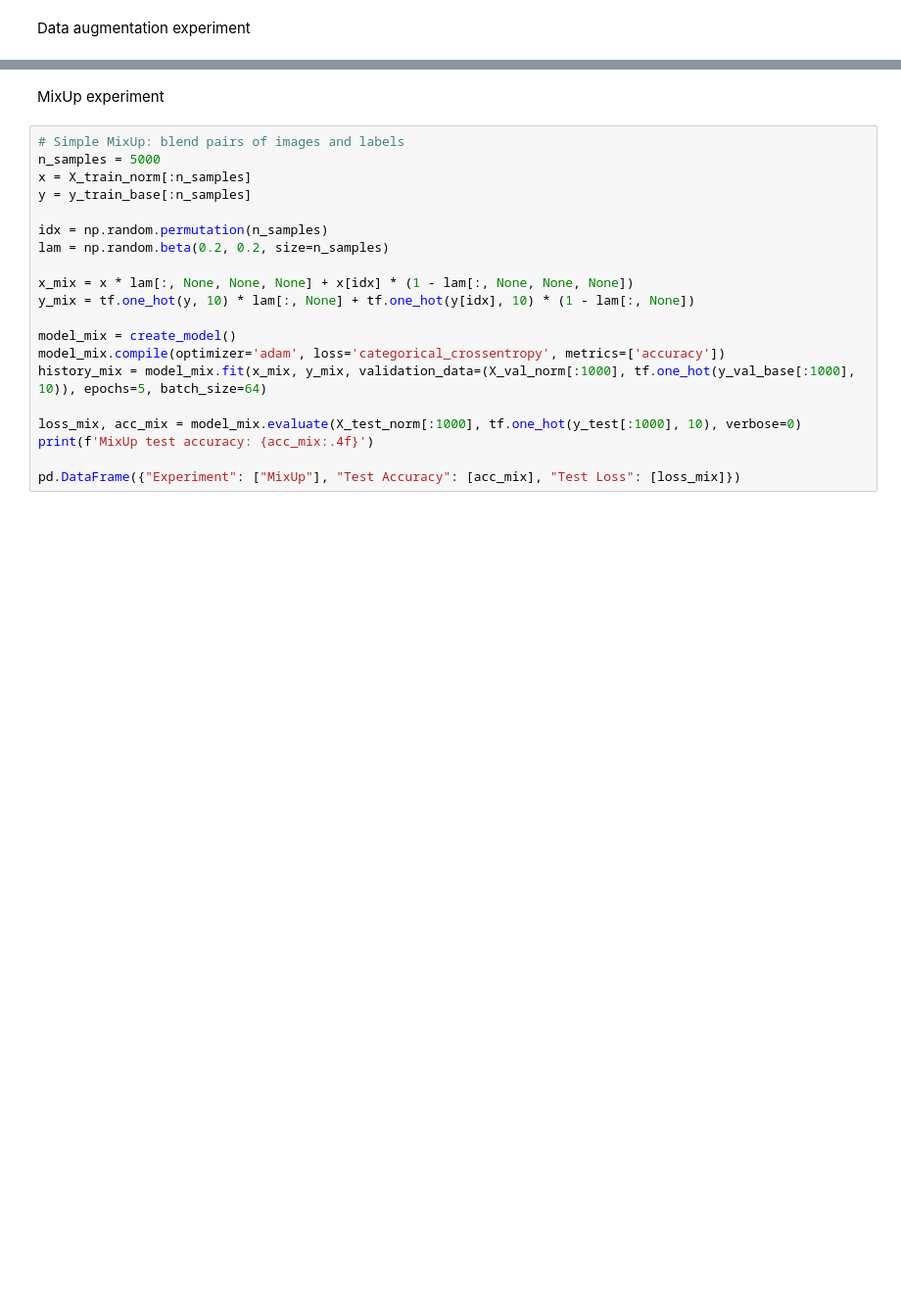
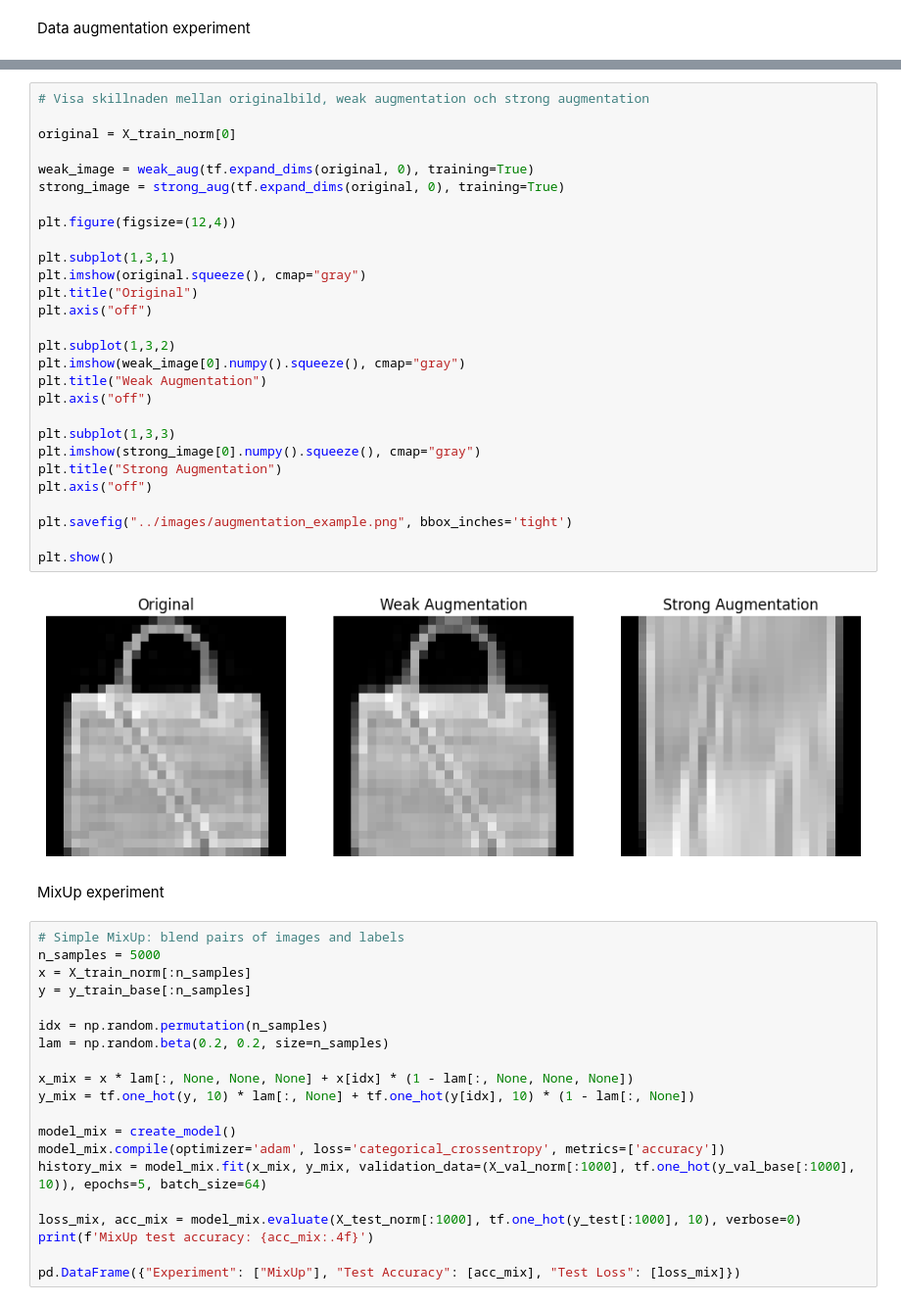
Before and after one commit to LillaLaila/group6-input-preprocessing, a Jupyter notebook: notebooks/models_henry.ipynb, the cells around one changed output, grey strips where cells are left out. Shown at 98% size. Drawn from its saved outputs; the diff is of its cells as text; blank space fills up the shorter version.

```diff
--- a/notebooks/models_henry.ipynb
+++ b/notebooks/models_henry.ipynb
@@ -552,3 +591,33 @@ plot_history(history_strong, title="Strong Augmentation")
+# %%
+# Visa skillnaden mellan originalbild, weak augmentation och strong augmentation
+
+original = X_train_norm[0]
+
+weak_image = weak_aug(tf.expand_dims(original, 0), training=True)
+strong_image = strong_aug(tf.expand_dims(original, 0), training=True)
+
+plt.figure(figsize=(12,4))
+
+plt.subplot(1,3,1)
+plt.imshow(original.squeeze(), cmap="gray")
+plt.title("Original")
+plt.axis("off")
+
+plt.subplot(1,3,2)
+plt.imshow(weak_image[0].numpy().squeeze(), cmap="gray")
+plt.title("Weak Augmentation")
+plt.axis("off")
+
+plt.subplot(1,3,3)
+plt.imshow(strong_image[0].numpy().squeeze(), cmap="gray")
+plt.title("Strong Augmentation")
+plt.axis("off")
+
+plt.savefig("../images/augmentation_example.png", bbox_inches='tight')
+
+plt.show()
+# %% [output]
+[figure, added]
 # %% [markdown]
 MixUp experiment
 # %%
```
Also changed, not shown: parts of 24 cells of this notebook, 6 other files.
